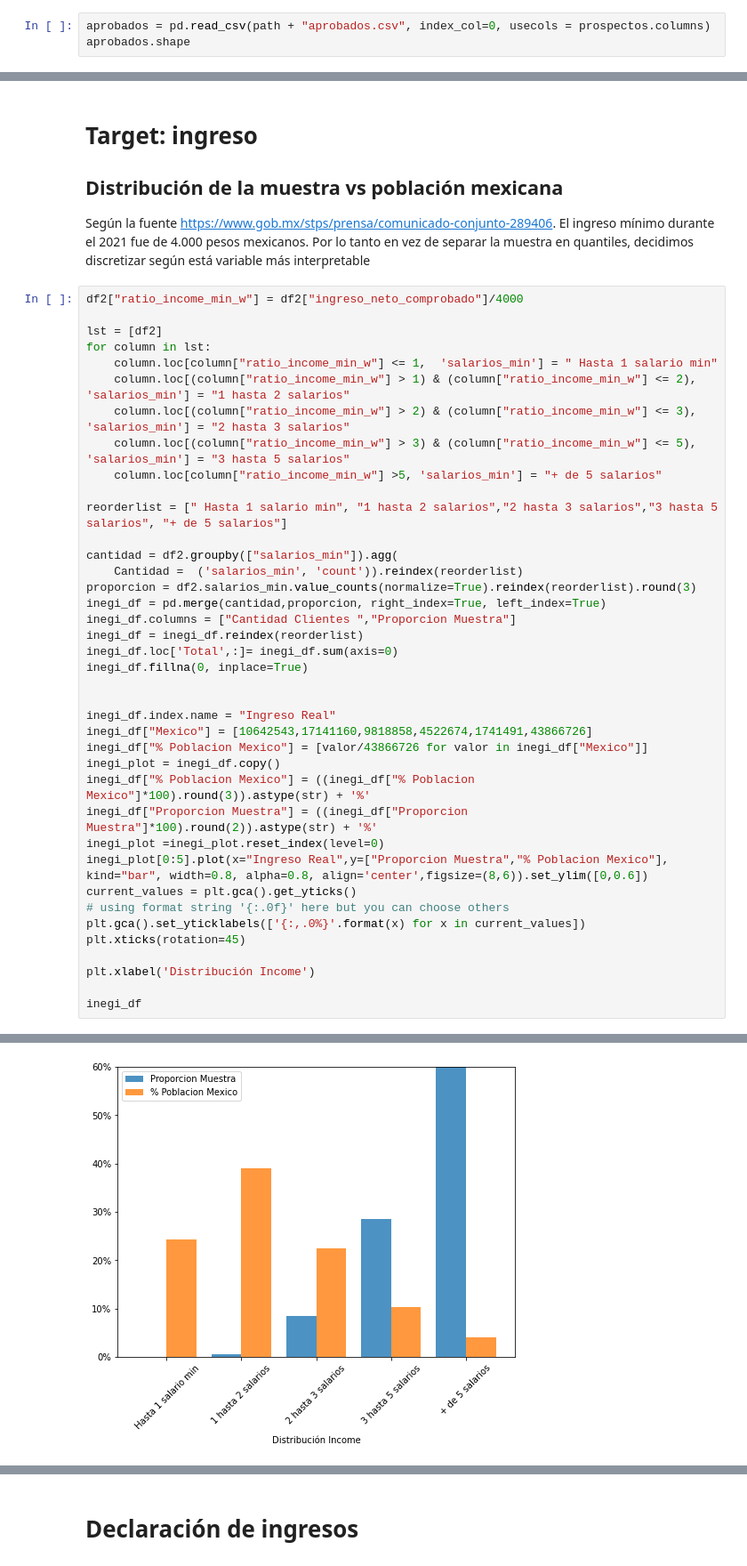
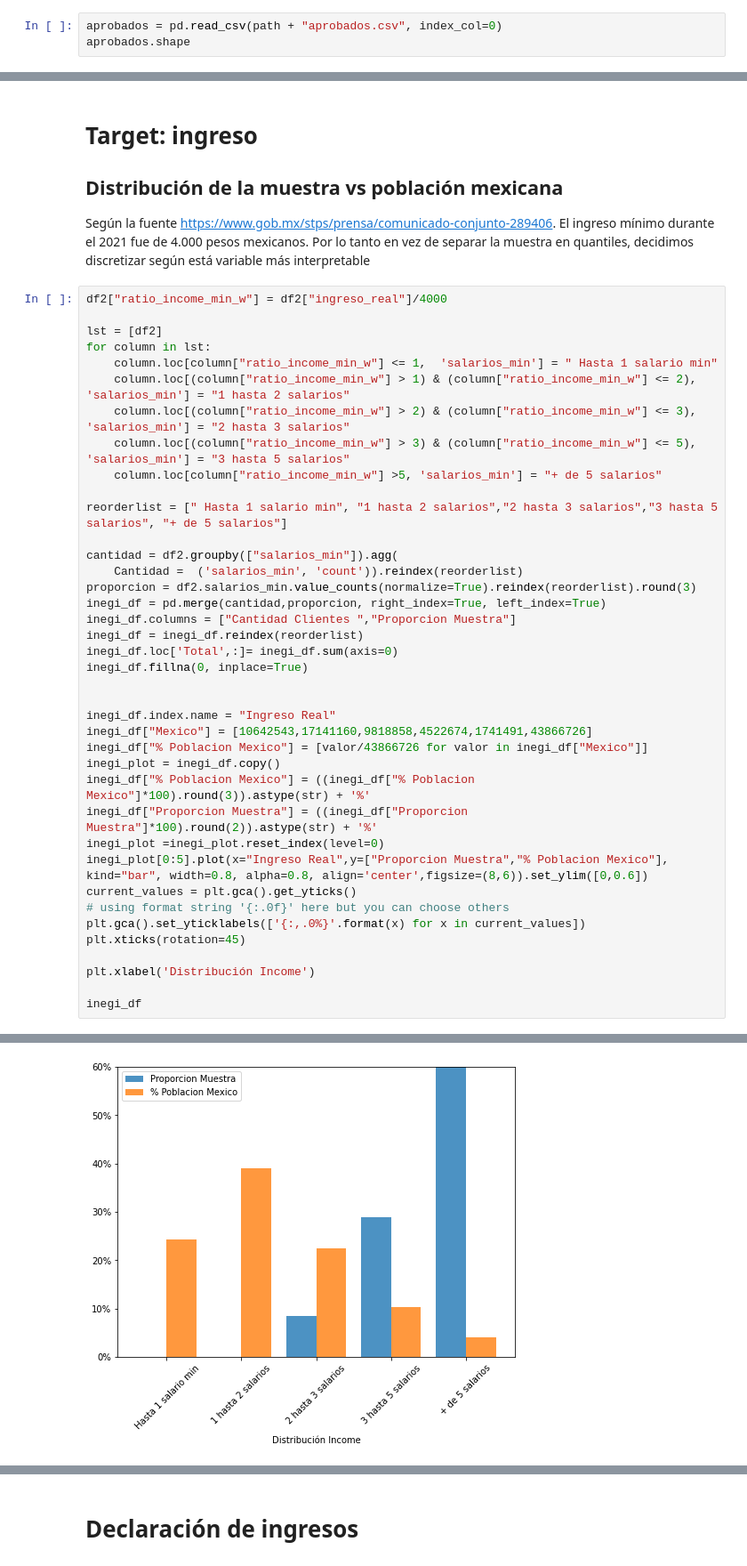
Before and after one commit to BraheTycho/maestria_tesis, a Jupyter notebook: notebooks/00-EDA.ipynb, the cells around one changed output, grey strips where cells are left out. Shown at 89% size. Cells and saved outputs as stored; diff of their text form.

```diff
--- a/notebooks/00-EDA.ipynb
+++ b/notebooks/00-EDA.ipynb
@@ -47,4 +94,4 @@ prospectos.shape
 # %%
-aprobados = pd.read_csv(path + "aprobados.csv", index_col=0, usecols = prospectos.columns)
+aprobados = pd.read_csv(path + "aprobados.csv", index_col=0)
 aprobados.shape
 # %% [output]
@@ -183,7 +180,7 @@ La siguiente tabla describe los códigos de Puntualidad de pago o MOP (Manner of
 
 Según la fuente https://www.gob.mx/stps/prensa/comunicado-conjunto-289406. El ingreso mínimo durante el 2021 fue de 4.000 pesos mexicanos. Por lo tanto en vez de separar la muestra en quantiles, decidimos discretizar según está variable más interpretable
 # %%
-df2["ratio_income_min_w"] = df2["ingreso_neto_comprobado"]/4000
+df2["ratio_income_min_w"] = df2["ingreso_real"]/4000
 
 lst = [df2]
 for column in lst:
@@ -233,2 +230,2 @@ inegi_df
-[figure, old version]
+[figure, new version]
 # %%
```
Also changed, not shown: parts of 28 cells of this notebook, 2 other files.
